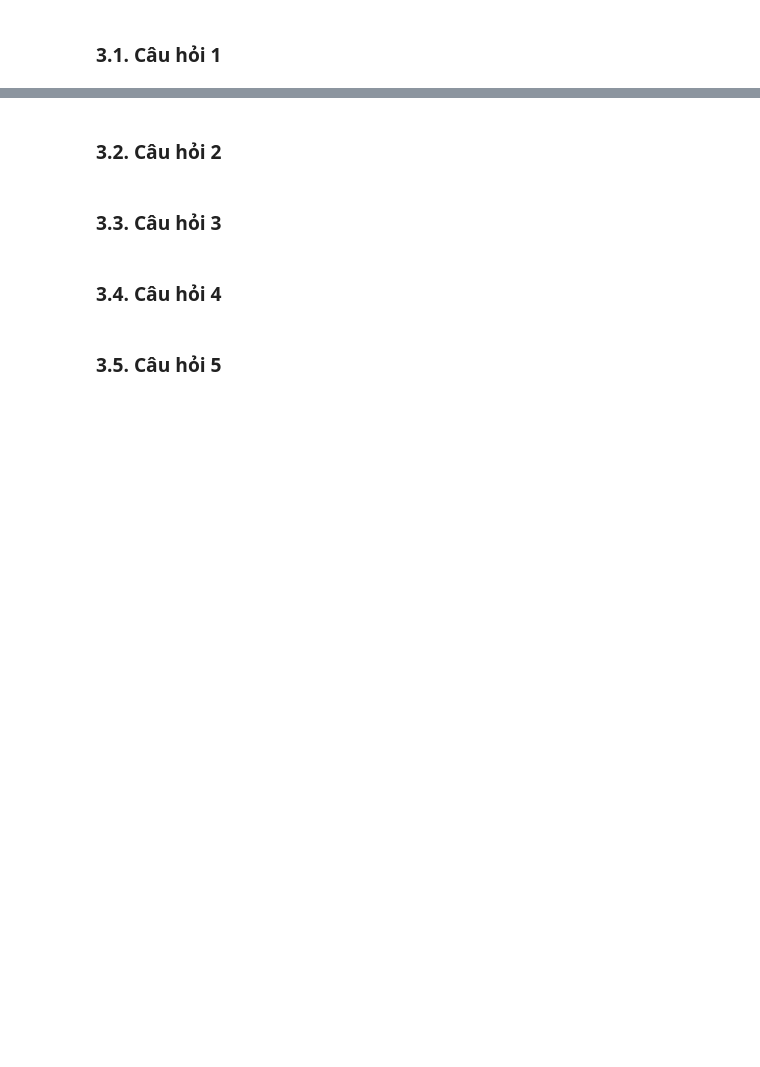
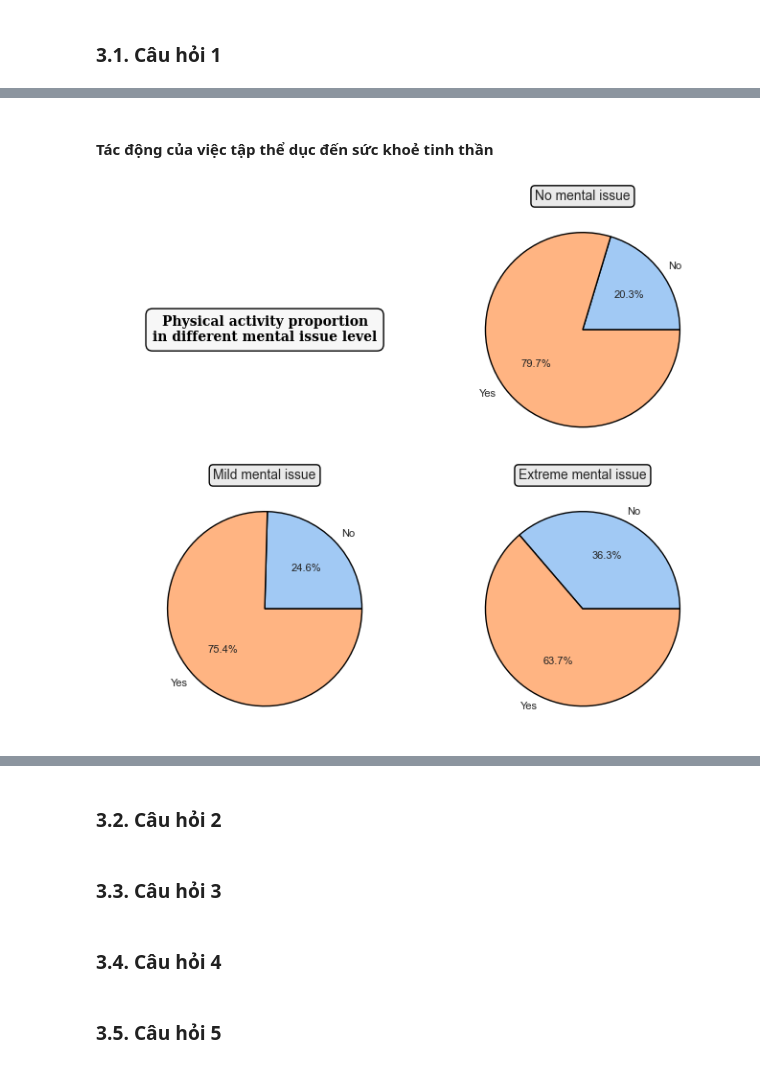
Before and after one commit to HoanggNguyen/LTKHDL_22-21, a Jupyter notebook: P4DS_Final_Project.ipynb, the cells around one changed output, grey strips where cells are left out. Saved outputs shown, nothing was run; the diff lists cells and outputs as text; code cells hidden in the pictures; blank space fills up the shorter version.

```diff
--- a/P4DS_Final_Project.ipynb
+++ b/P4DS_Final_Project.ipynb
@@ -752,0 +895,50 @@ plot_distributions(data_heart, columns_to_plot)
+# %% [markdown]
+#### Tác động của việc tập thể dục đến sức khoẻ tinh thần
+# %%
+#Phân nhóm cho PhysicalActivities
+data_Q3.loc[data_Q3['MentalHealthDays'] < 6, 'MentalHealthDays'] = 0
+data_Q3.loc[(data_Q3['MentalHealthDays'] >= 6) & (data_Q3['MentalHealthDays'] <= 15), 'MentalHealthDays'] = 1
+data_Q3.loc[data_Q3['MentalHealthDays'] > 15, 'MentalHealthDays'] = 2
+
+# Ánh xạ tên cho các mức của 'MentalHealthDays'
+mental_health_mapping = {
+    0.0: 'No mental issue',
+    1.0: 'Mild mental issue',
+    2.0: 'Extreme mental issue'
+}
+
+# Tính toán số lượng 'Yes' và 'No' cho từng nhóm 'MentalHealthDays'
+grouped_data = data_Q3.groupby(['MentalHealthDays', 'PhysicalActivities']).size().unstack(fill_value=0)
+
+sns.set_theme(style="whitegrid", palette="pastel")
+fig, axes = plt.subplots(2, 2, figsize=(7, 6))
+
+axes[0, 0].axis('off')
+title_text = 'Physical activity proportion\nin different mental issue level'
+axes[0, 0].text(
+    0.5, 0.5, title_text,
+    horizontalalignment='center',
+    verticalalignment='center',
+    fontsize=10, fontweight='bold', fontfamily='serif', color="#000000",
+    bbox=dict(boxstyle="round,pad=0.5", edgecolor="black", facecolor="#f7f7f7")
+)
+
+colors = sns.color_palette("pastel")
+for i, (mental_health_class, ax) in enumerate(zip(grouped_data.index, [axes[0, 1], axes[1, 0], axes[1, 1]])):
+    sizes = grouped_data.loc[mental_health_class]
+    wedges, texts, autotexts = ax.pie(
+        sizes, labels=sizes.index, autopct='%1.1f%%', colors=colors,
+        wedgeprops={'edgecolor': 'black', 'linewidth': 1}, textprops={'fontsize': 8}
+    )
+
+    ax.set_title(
+        f'{mental_health_mapping[mental_health_class]}',
+        fontsize=10,
+        bbox=dict(boxstyle="round,pad=0.3", edgecolor="black", facecolor="#eaeaea")
+    )
+
+# Điều chỉnh khoảng cách giữa các biểu đồ và hiển thị
+plt.tight_layout()
+plt.show()
+# %% [output]
+[figure, added]
```
Also changed, not shown: parts of 34 cells of this notebook, 1 other file.
